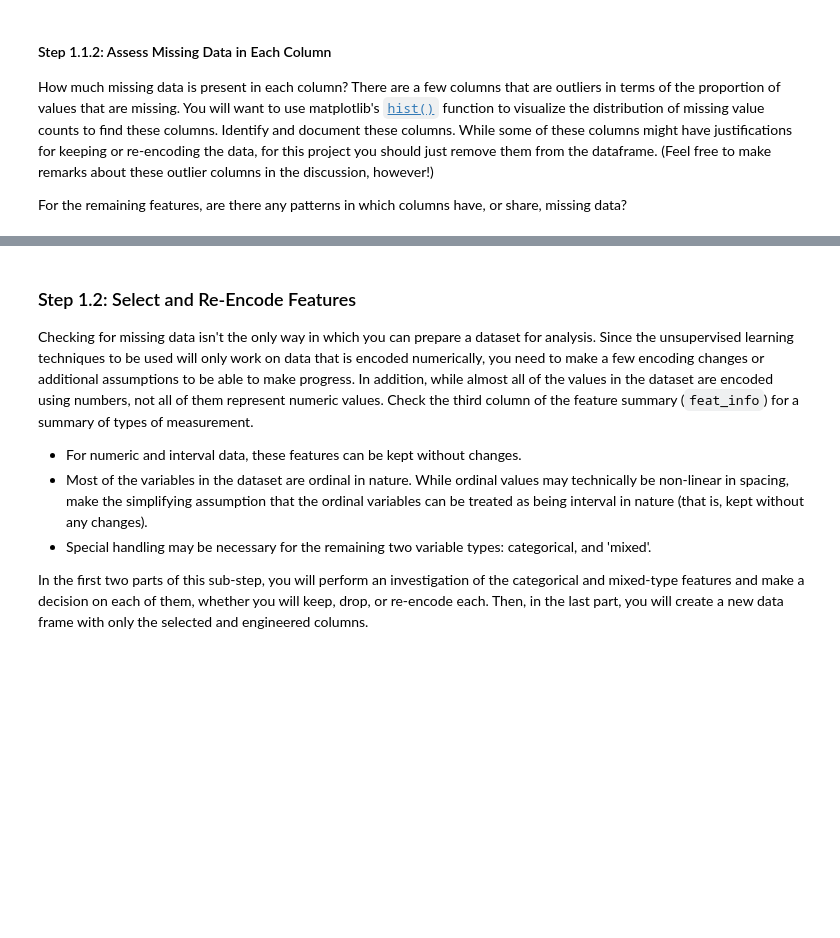
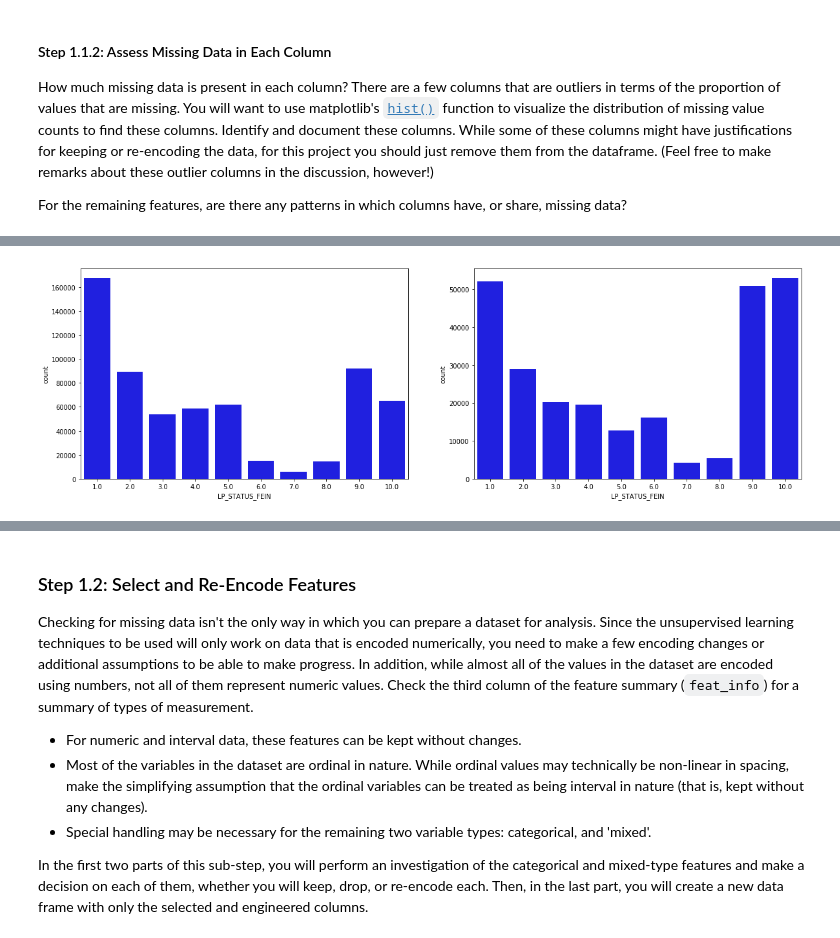
Before and after one commit to davidjentjens/customer_segments_with_arvato, a Jupyter notebook: Identify_Customer_Segments.ipynb, the cells around one changed output, grey strips where cells are left out. Saved outputs shown, nothing was run; the diff lists cells and outputs as text; code cells hidden in the pictures; blank space fills up the shorter version.

```diff
--- a/Identify_Customer_Segments.ipynb
+++ b/Identify_Customer_Segments.ipynb
@@ -265,0 +393,4 @@ Depending on what you observe in your comparison, this will have implications on
+# %%
+compare_groups('LP_STATUS_FEIN')
+# %% [output]
+[figure, added]
```
Also changed, not shown: parts of 38 cells of this notebook.
